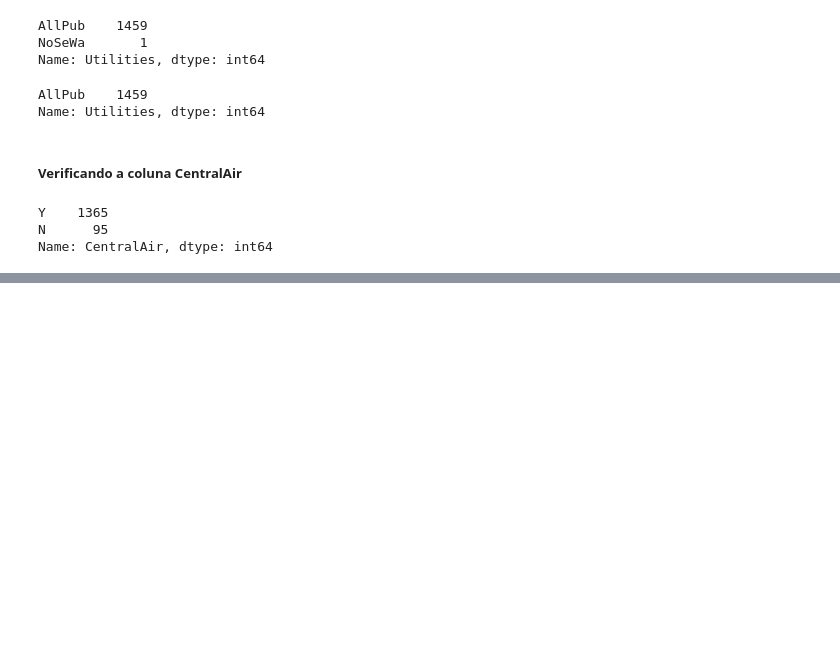
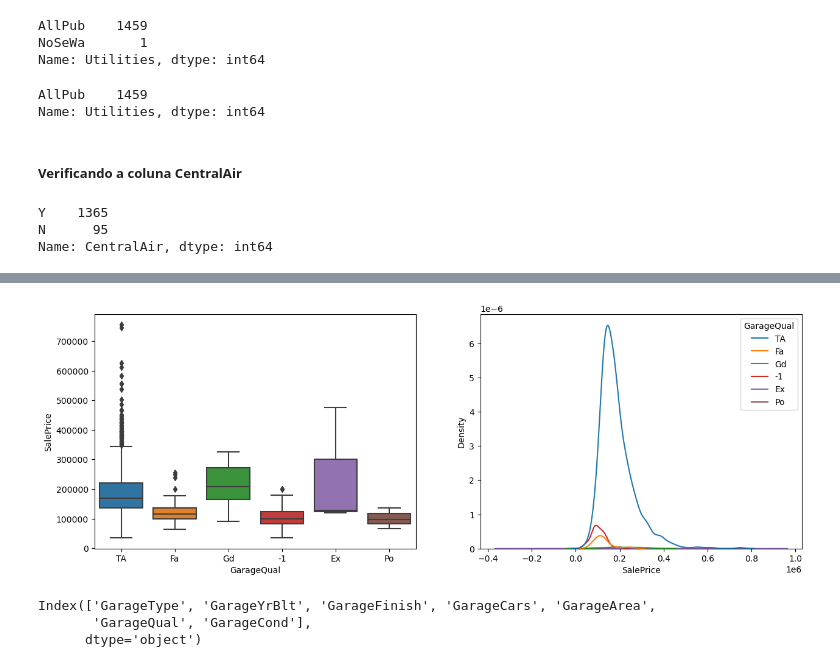
Before and after one commit to Bredariolcaroline/Data-analysis-and-data-science, a Jupyter notebook: House Price - análise exploratória de dados.ipynb, the cells around one changed output, grey strips where cells are left out. Cells and saved outputs as stored; diff of their text form; code cells hidden in the pictures; blank space fills up the shorter version.

```diff
--- a/House Price - análise exploratória de dados.ipynb
+++ b/House Price - análise exploratória de dados.ipynb
@@ -272,0 +388,2 @@ TypeError: The x variable is categorical, but one of ['numeric', 'datetime'] is
+# %%
+ohe_MSZoning = ohe_MSZoning.fit(treino[['MSZoning']])
@@ -272,0 +400,5 @@ TypeError: The x variable is categorical, but one of ['numeric', 'datetime'] is
+# %%
+#transformando em DataFrame
+ohe_MSZoning_df = pd.DataFrame(ohe_MSZoning.transform(treino[['MSZoning']]).toarray(),
+                               columns=ohe_MSZoning.get_feature_names_out())
+ohe_MSZoning_df.head(3)
@@ -272,0 +410,2 @@ TypeError: The x variable is categorical, but one of ['numeric', 'datetime'] is
+# %%
+treino = pd.concat([treino, ohe_MSZoning_df], axis = 1)
@@ -272,0 +422,2 @@ TypeError: The x variable is categorical, but one of ['numeric', 'datetime'] is
+# %%
+treino = treino.drop('MSZoning', axis = 1)
@@ -272,0 +466,17 @@ TypeError: The x variable is categorical, but one of ['numeric', 'datetime'] is
+# %%
+fig,ax = plt.subplots(ncols = 2,figsize=(15,5))
+coluna = 'GarageQual'
+
+sns.boxplot(x= treino[coluna],y=treino.SalePrice,ax = ax[0])
+sns.kdeplot(treino.SalePrice,hue = treino[coluna],ax = ax[1])
+
+plt.show()
+# %% [output]
+[figure, added]
+# %%
+col_garagem = treino.columns[treino.columns.str.contains('Garage')]
+col_garagem
+# %% [output]
+Index(['GarageType', 'GarageYrBlt', 'GarageFinish', 'GarageCars', 'GarageArea',
+       'GarageQual', 'GarageCond'],
+      dtype='object')
```
Also changed, not shown: parts of 42 cells of this notebook.
